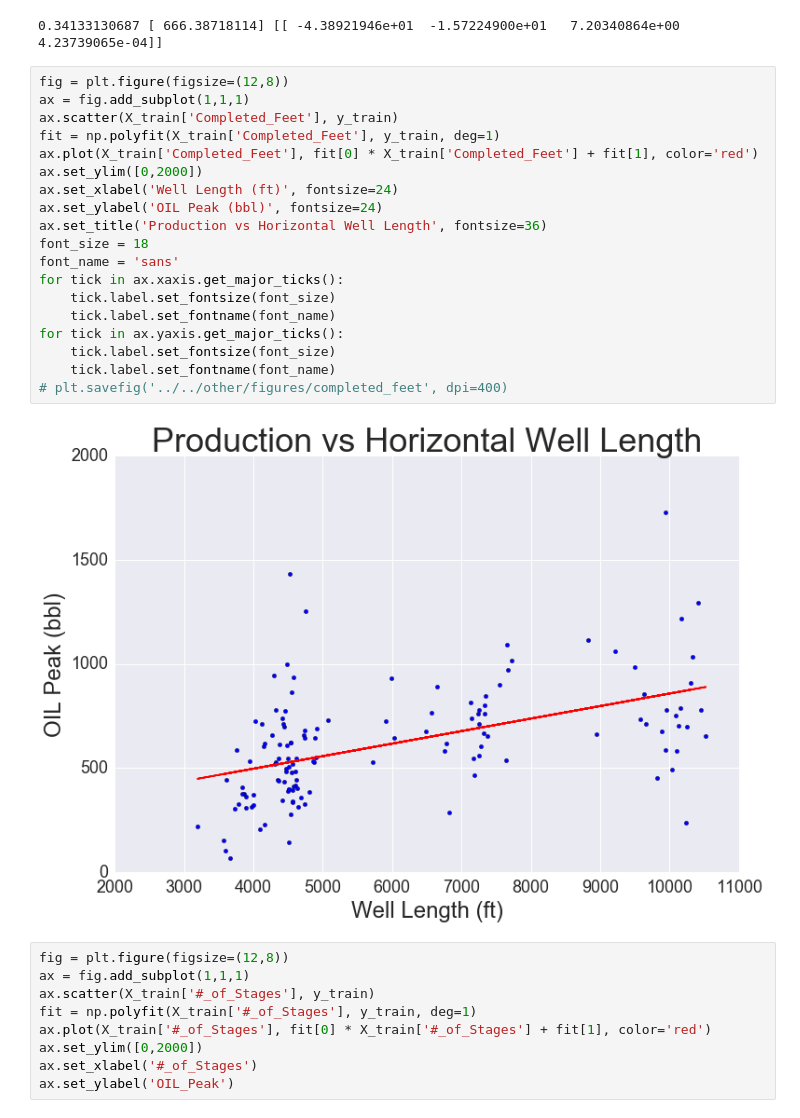
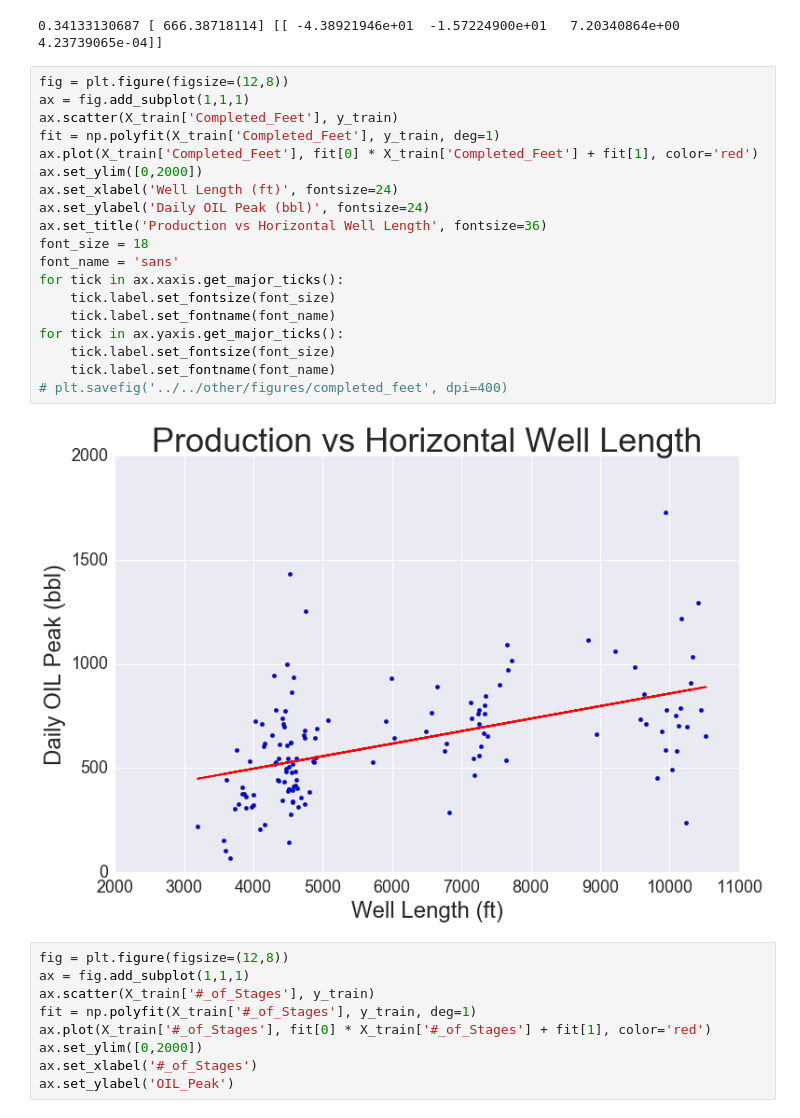
Before and after one commit to jpgrana/bayesian-approach-predicting-well-production, a Jupyter notebook: notebooks/features.ipynb, the cells around one changed output. Cells and saved outputs as stored; diff of their text form.

Commit message:
figure update

```diff
--- a/notebooks/features.ipynb
+++ b/notebooks/features.ipynb
@@ -163,24 +163,24 @@ print model.score(X_train[[u'Clusters/Stage', u'Perfs/Cluster', u'#_of_Stages',
 # %%
 fig = plt.figure(figsize=(12,8))
 ax = fig.add_subplot(1,1,1)
 ax.scatter(X_train['Completed_Feet'], y_train)
 fit = np.polyfit(X_train['Completed_Feet'], y_train, deg=1)
 ax.plot(X_train['Completed_Feet'], fit[0] * X_train['Completed_Feet'] + fit[1], color='red')
 ax.set_ylim([0,2000])
 ax.set_xlabel('Well Length (ft)', fontsize=24)
-ax.set_ylabel('OIL Peak (bbl)', fontsize=24)
+ax.set_ylabel('Daily OIL Peak (bbl)', fontsize=24)
 ax.set_title('Production vs Horizontal Well Length', fontsize=36)
 font_size = 18
 font_name = 'sans'
 for tick in ax.xaxis.get_major_ticks():
     tick.label.set_fontsize(font_size)
     tick.label.set_fontname(font_name)
 for tick in ax.yaxis.get_major_ticks():
     tick.label.set_fontsize(font_size)
     tick.label.set_fontname(font_name)
 # plt.savefig('../../other/figures/completed_feet', dpi=400)
 # %% [output]
-[figure, old version]
+[figure, new version]
 # %%
 fig = plt.figure(figsize=(12,8))
 ax = fig.add_subplot(1,1,1)
```
Also changed, not shown: 2 other files.
